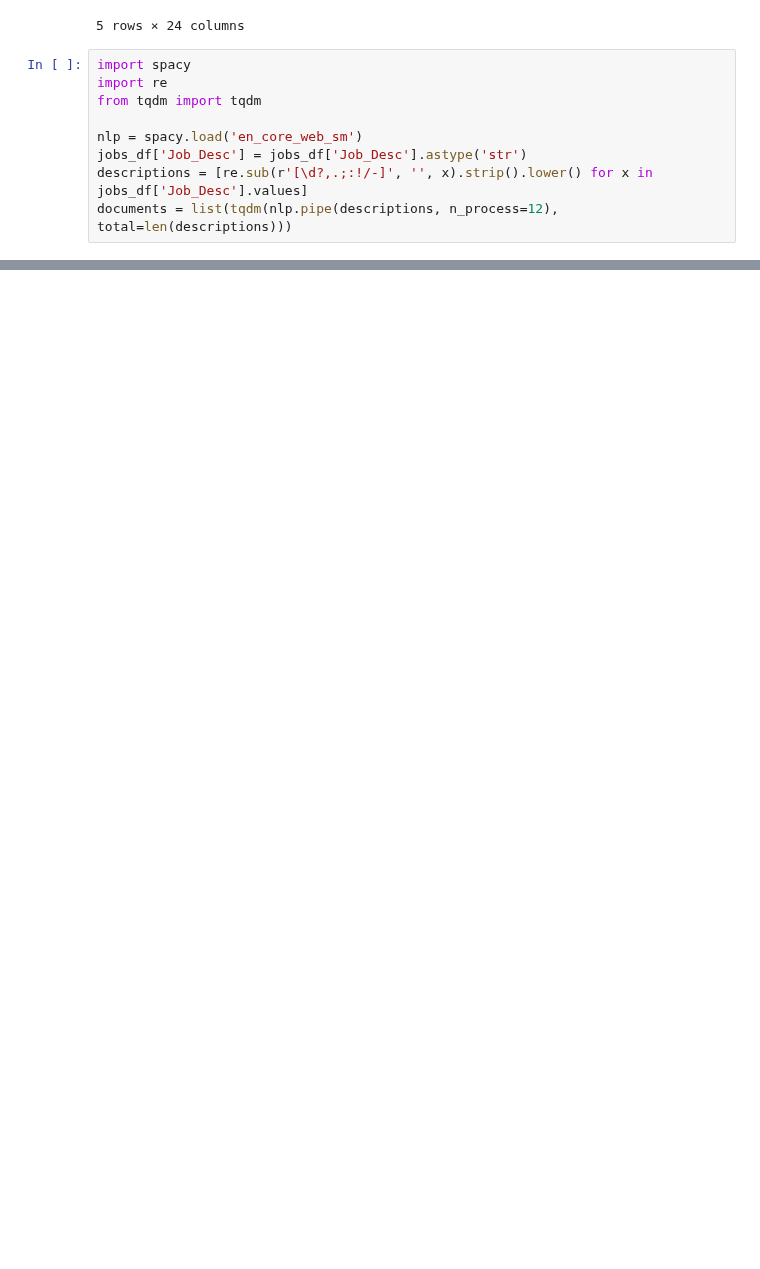
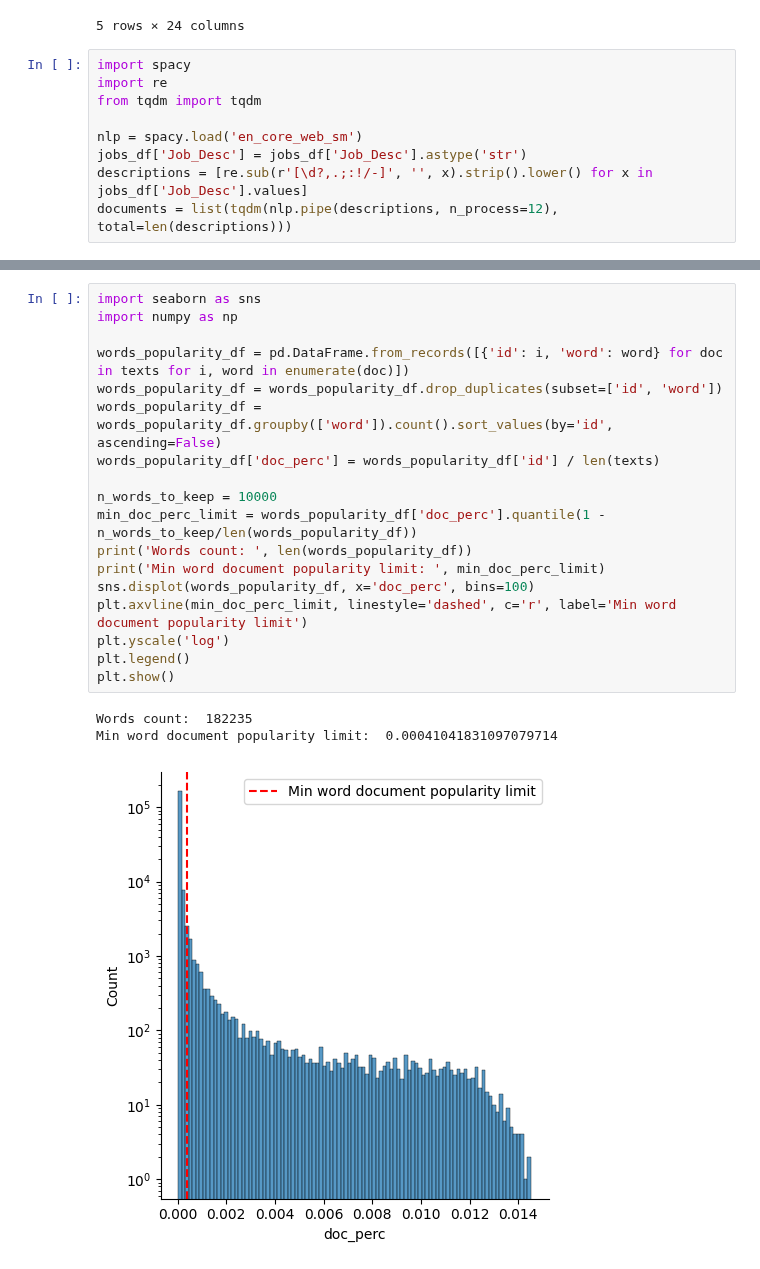
Before and after one commit to Qubi0-0/LinkedInJobSalaryPredict, a Jupyter notebook: job_titles_modeling.ipynb, the cells around one changed output, grey strips where cells are left out. Drawn from its saved outputs; the diff is of its cells as text; blank space fills up the shorter version.

```diff
--- a/job_titles_modeling.ipynb
+++ b/job_titles_modeling.ipynb
@@ -38,0 +58,22 @@ corpus = [dictionary.doc2bow(text) for text in tqdm(texts)]
+# %%
+import seaborn as sns
+import numpy as np
+
+words_popularity_df = pd.DataFrame.from_records([{'id': i, 'word': word} for doc in texts for i, word in enumerate(doc)])
+words_popularity_df = words_popularity_df.drop_duplicates(subset=['id', 'word'])
+words_popularity_df = words_popularity_df.groupby(['word']).count().sort_values(by='id', ascending=False)
+words_popularity_df['doc_perc'] = words_popularity_df['id'] / len(texts)
+
+n_words_to_keep = 10000
+min_doc_perc_limit = words_popularity_df['doc_perc'].quantile(1 - n_words_to_keep/len(words_popularity_df))
+print('Words count: ', len(words_popularity_df))
+print('Min word document popularity limit: ', min_doc_perc_limit)
+sns.displot(words_popularity_df, x='doc_perc', bins=100)
+plt.axvline(min_doc_perc_limit, linestyle='dashed', c='r', label='Min word document popularity limit')
+plt.yscale('log')
+plt.legend()
+plt.show()
+# %% [output]
+Words count:  182235
+Min word document popularity limit:  0.00041041831097079714
+[figure, added]
```
Also changed, not shown: parts of 6 cells of this notebook.
